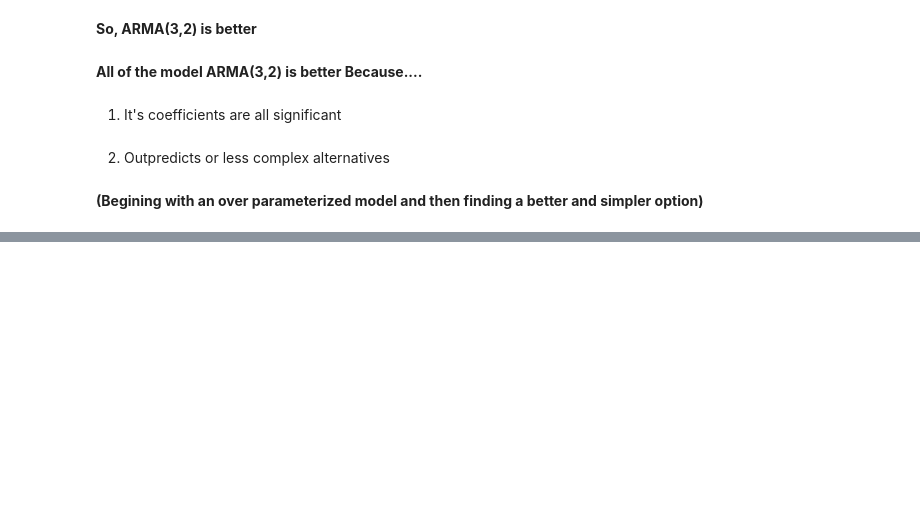
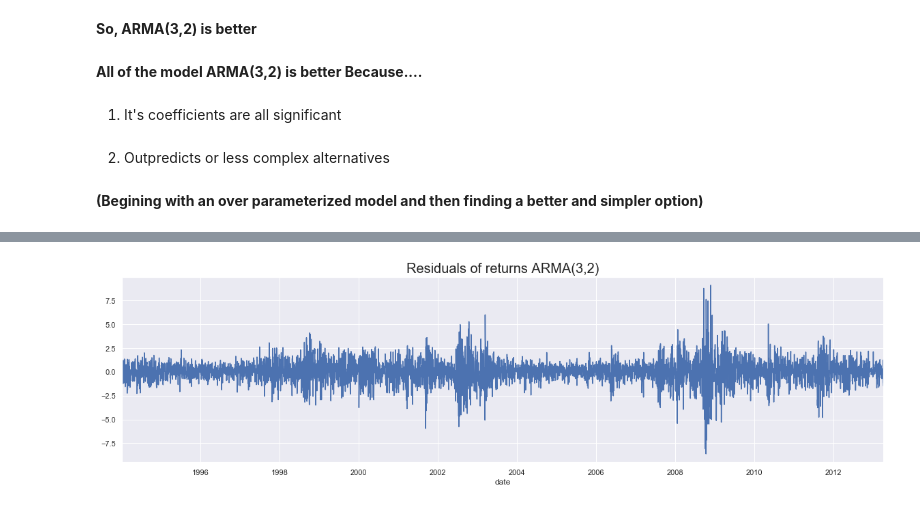
Before and after one commit to NMShihab/Time-Series-Analysis, a Jupyter notebook: All about Time Series .ipynb, the cells around one changed output, grey strips where cells are left out. Drawn from its saved outputs; the diff is of its cells as text; code cells hidden in the pictures; blank space fills up the shorter version.

Commit message:
ARMA model residuals and compare

```diff
--- a/All about Time Series .ipynb
+++ b/All about Time Series .ipynb
@@ -1775,0 +1778,2 @@ print("\n ARMA(1,3): \tLL = ", result_ar_1_ma_3.llf, "\tAIC = ", result_ar_1_ma_
+# %%
+df_train["res_ret_ar_3_ma_2"] =result_ar_3_ma_2.resid
@@ -1775,0 +1790,7 @@ print("\n ARMA(1,3): \tLL = ", result_ar_1_ma_3.llf, "\tAIC = ", result_ar_1_ma_
+# %%
+# Plot residuals
+df_train.res_ret_ar_3_ma_2.plot(figsize=(20,5))
+plt.title("Residuals of returns ARMA(3,2)",size=20)
+plt.show()
+# %% [output]
+[figure, added]
```
Also changed, not shown: parts of 80 cells of this notebook.
